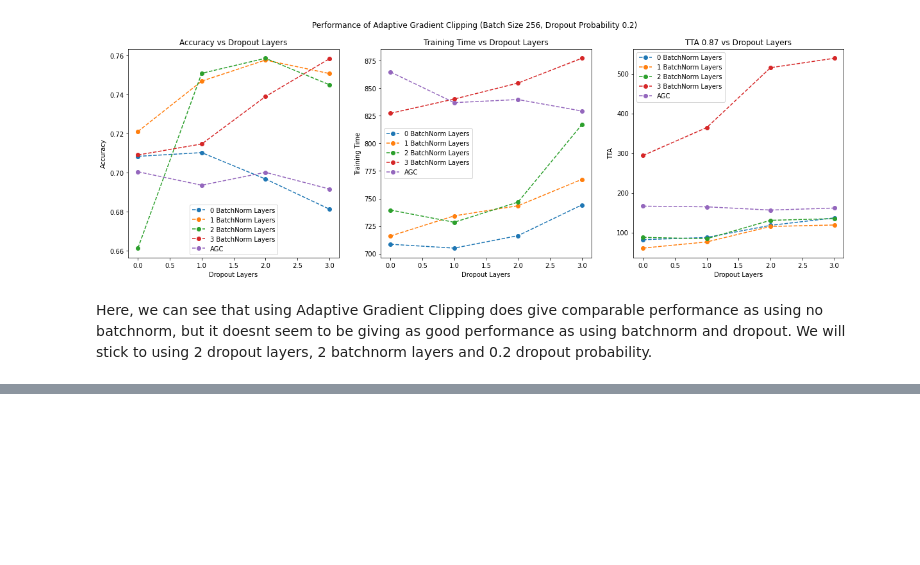
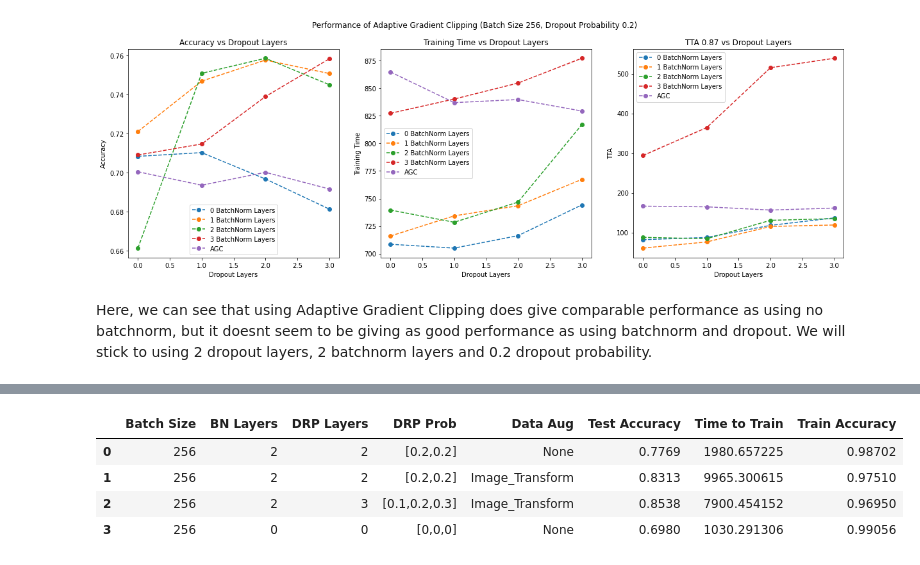
Before and after one commit to aashka-trivedi/regularization-for-image-classification, a Jupyter notebook: code/Analysis.ipynb, the cells around one changed output, grey strips where cells are left out. Saved outputs shown, nothing was run; the diff lists cells and outputs as text; code cells hidden in the pictures; blank space fills up the shorter version.

```diff
--- a/code/Batchnorm_dropout_analysis.ipynb
+++ b/code/Analysis.ipynb
@@ -393,0 +417,9 @@ Here, we can see that using Adaptive Gradient Clipping does give comparable perf
+# %%
+data = pd.read_csv('../data/final_models.csv')
+data
+# %% [output]
+|  | Batch Size | BN Layers | DRP Layers | DRP Prob | Data Aug | Test Accuracy | Time to Train | Train Accuracy |
+| 0 | 256 | 2 | 2 | [0.2,0.2] | None | 0.7769 | 1980.657225 | 0.98702 |
+| 1 | 256 | 2 | 2 | [0.2,0.2] | Image_Transform | 0.8313 | 9965.300615 | 0.97510 |
+| 2 | 256 | 2 | 3 | [0.1,0.2,0.3] | Image_Transform | 0.8538 | 7900.454152 | 0.96950 |
+| 3 | 256 | 0 | 0 | [0,0,0] | None | 0.6980 | 1030.291306 | 0.99056 |
```
Also changed, not shown: parts of 7 cells of this notebook, 3 other files.
